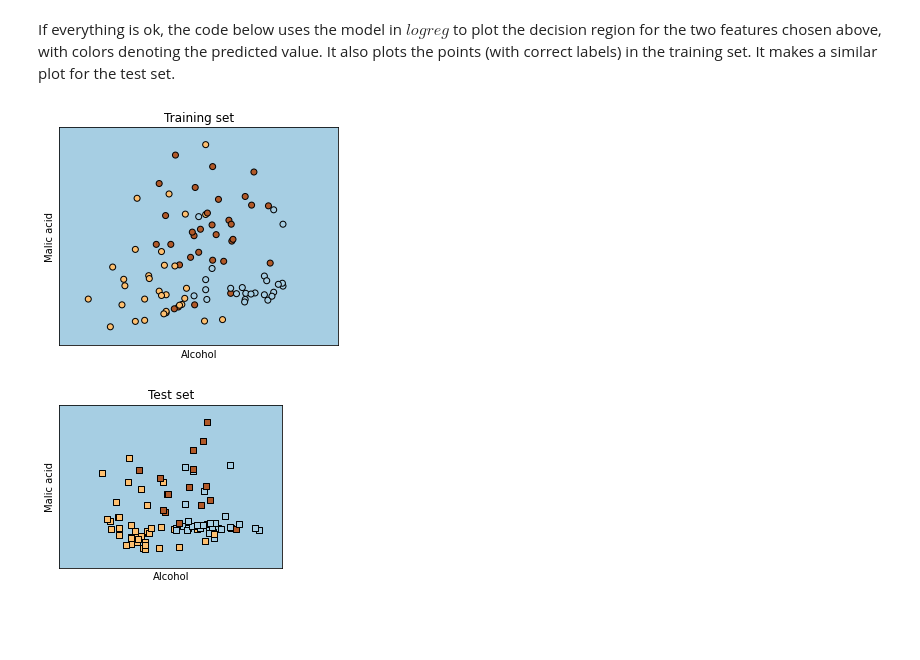
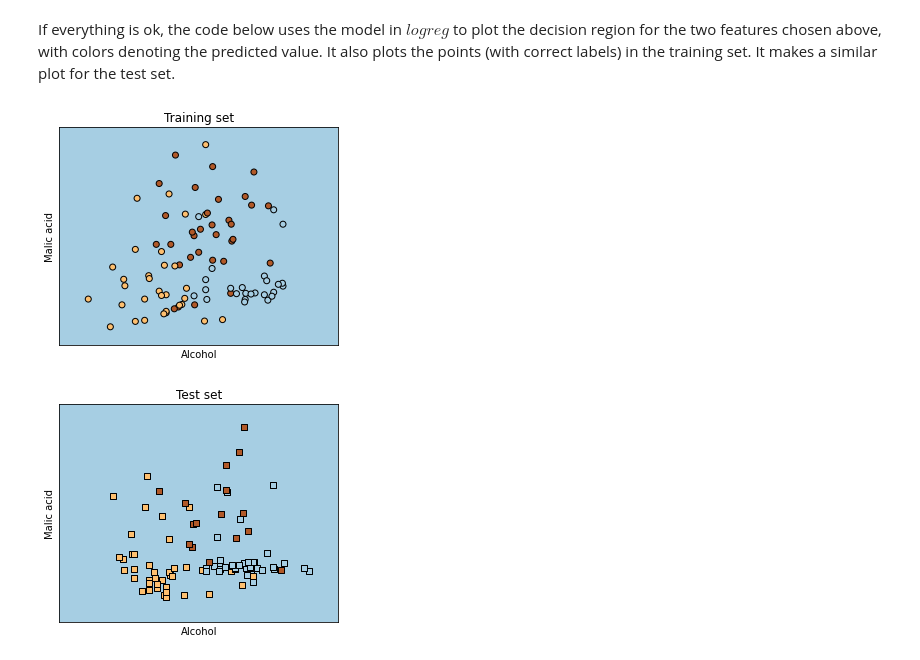
Before and after one commit to Reevoc/MACHINE-LEARNING, a Jupyter notebook: Homework1/ML2021_HW1/ML2021_HW1/Classification_wineData.ipynb, the cells around one changed output. Drawn from its saved outputs; the diff is of its cells as text; code cells hidden in the pictures; blank space fills up the shorter version.

```diff
--- a/Homework1/ML2021_HW1/ML2021_HW1/Classification_wineData.ipynb
+++ b/Homework1/ML2021_HW1/ML2021_HW1/Classification_wineData.ipynb
@@ -479,32 +490,32 @@ plt.pcolormesh(xx, yy, Z, cmap=plt.cm.Paired)
 plt.scatter(X_red_training[:, 0], X_red_training[:, 1], c=Y_training, edgecolors='k', cmap=plt.cm.Paired)
 plt.xlabel(feature_name0)
 plt.ylabel(feature_name1)
 
 plt.xlim(xx.min(), xx.max())
 plt.ylim(yy.min(), yy.max())
 plt.xticks(())
 plt.yticks(())
 plt.title('Training set')
 
 plt.show()
 
 # Put the result into a color plot
 Z = Z.reshape(xx.shape)
-plt.figure(1, figsize=(4, 3))
+plt.figure(1, figsize=(5, 4))
 plt.pcolormesh(xx, yy, Z, cmap=plt.cm.Paired)
 
 # Plot also the test points
 plt.scatter(X_red_test[:, 0], X_red_test[:, 1], c=Y_test, edgecolors='k', cmap=plt.cm.Paired, marker='s')
 plt.xlabel(feature_name0)
 plt.ylabel(feature_name1)
 
 plt.xlim(xx.min(), xx.max())
 plt.ylim(yy.min(), yy.max())
 plt.xticks(())
 plt.yticks(())
 plt.title('Test set')
 
 plt.show()
 # %% [output]
 [figure]
-[figure, old version]
+[figure, new version]
```
Also changed, not shown: parts of 9 cells of this notebook.
